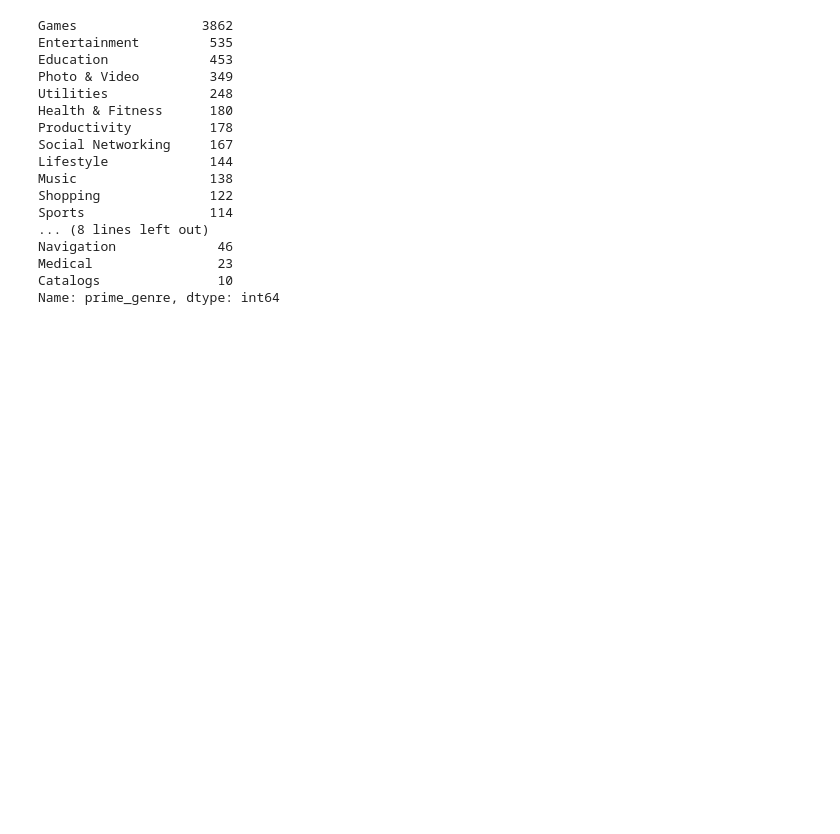
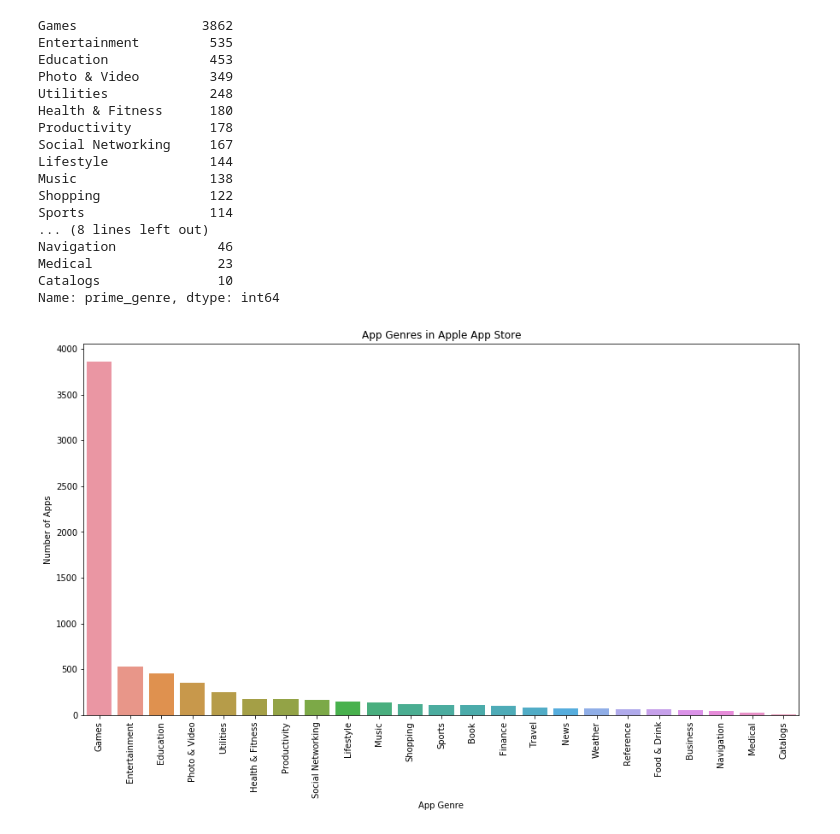
Before and after one commit to agchen92/AppleAppStore, a Jupyter notebook: AppleAppStore.ipynb, the cells around one changed output. Cells and saved outputs as stored; diff of their text form; code cells hidden in the pictures; blank space fills up the shorter version.

```diff
--- a/AppleAppStore.ipynb
+++ b/AppleAppStore.ipynb
@@ -229,7 +240,14 @@ appstore_c.head(3)
 #From initial glance, there are already a few important columns that I want to take a look at: 'prime_genre' and
 #'price'. I would like to go ahead and dive deeper into these columns and see if I can find anything interesting.
 
-appstore.loc[:,'prime_genre'].value_counts()
+#Creating a value count for app genres.
+genre_count=appstore.loc[:,'prime_genre'].value_counts()
+
+#x-values
+genre_count.index
+#y-values
+genre_count.values
+genre_count
 # %% [output]
 Games                3862
 Entertainment         535
@@ -248,3 +266,14 @@ Navigation             46
 Medical                23
 Catalogs               10
 Name: prime_genre, dtype: int64
+# %%
+#App genres in Apple App Store
+plt.figure(figsize=(15,8))
+sns.barplot(x=genre_count.index,y=genre_count.values)
+plt.gca().set_xticklabels(genre_count.index, rotation=90)
+plt.gca().set_xlabel("App Genre")
+plt.gca().set_ylabel("Number of Apps")
+plt.gca().set_title("App Genres in Apple App Store")
+plt.show()
+# %% [output]
+[figure, added]
```
Also changed, not shown: parts of 7 cells of this notebook.
